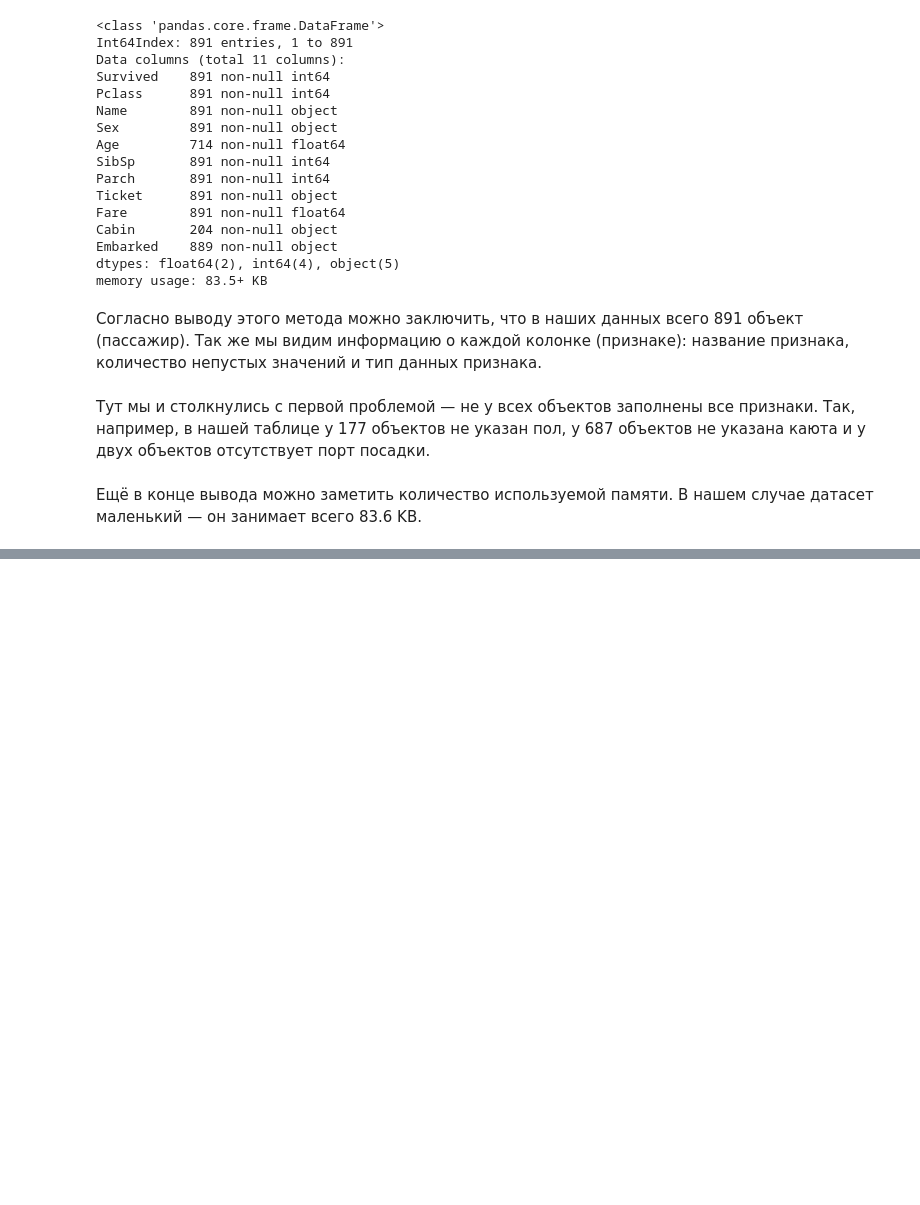
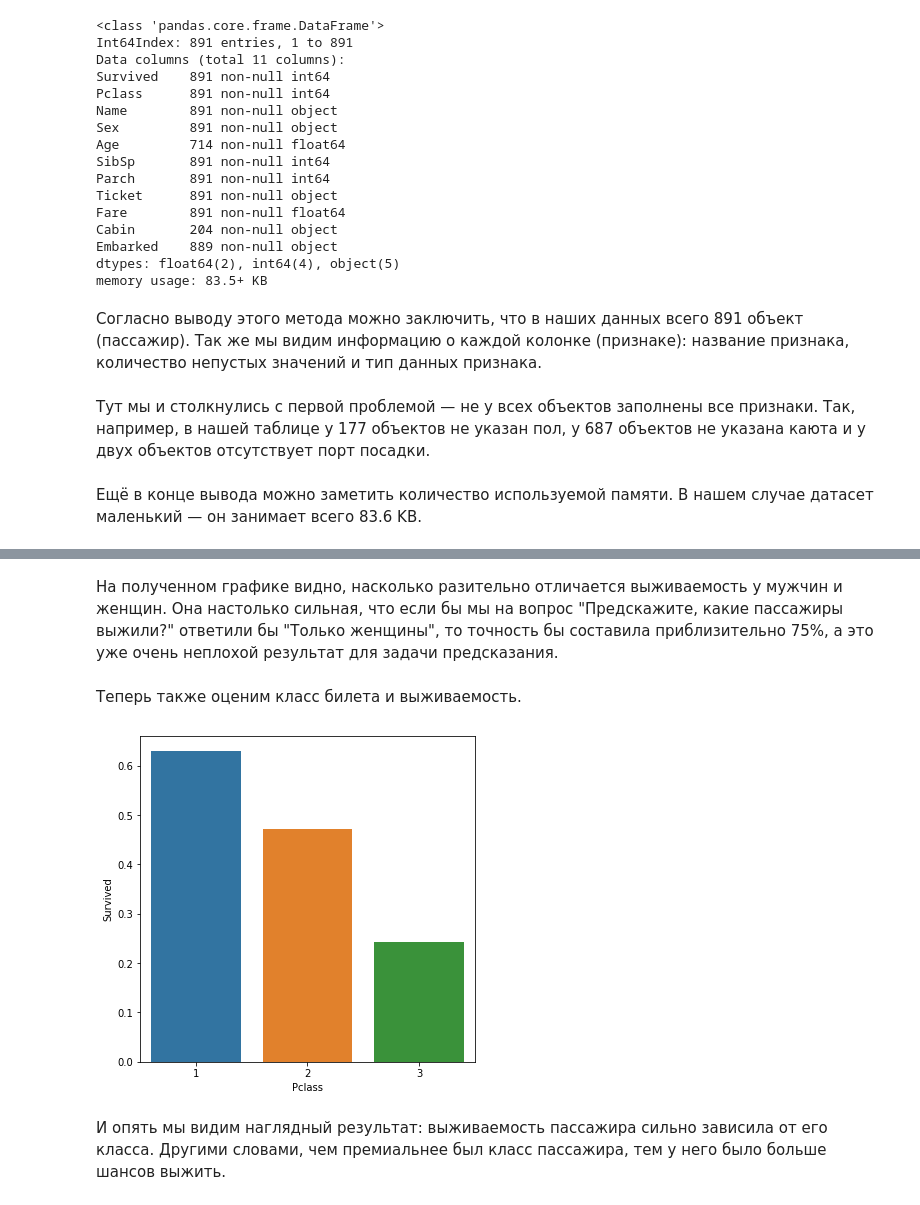
Before and after one commit to batogov/ml-coursework, a Jupyter notebook: coursework.ipynb, the cells around one changed output, grey strips where cells are left out. Cells and saved outputs as stored; diff of their text form; code cells hidden in the pictures; blank space fills up the shorter version.

```diff
--- a/coursework.ipynb
+++ b/coursework.ipynb
@@ -104,0 +194,12 @@ memory usage: 83.5+ KB
+# %% [markdown]
+На полученном графике видно, насколько разительно отличается выживаемость у мужчин и женщин. Она настолько сильная, что если бы мы на вопрос "Предскажите, какие пассажиры выжили?" ответили бы "Только женщины", то точность бы составила приблизительно 75%, а это уже очень неплохой результат для задачи предсказания.
+# %% [markdown]
+Теперь также оценим класс билета и выживаемость.
+# %%
+fig, axis1 = plt.subplots(1, 1, figsize=(6, 6))
+class_and_survived = data[['Pclass', 'Survived']]
+ax = seaborn.barplot(x='Pclass', y='Survived', data=class_and_survived, ci=None)
+# %% [output]
+[figure, added]
+# %% [markdown]
+И опять мы видим наглядный результат: выживаемость пассажира сильно зависила от его класса. Другими словами, чем премиальнее был класс пассажира, тем у него было больше шансов выжить.
```
Also changed, not shown: parts of 44 cells of this notebook.
